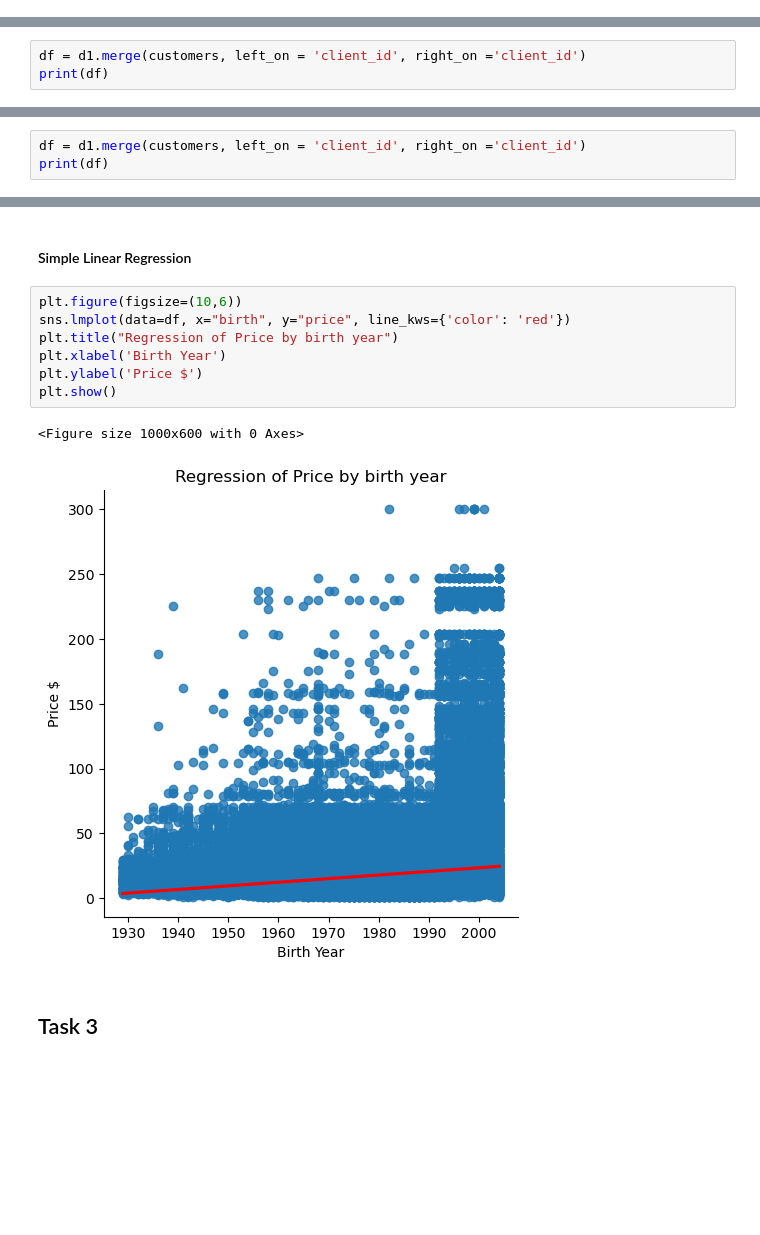
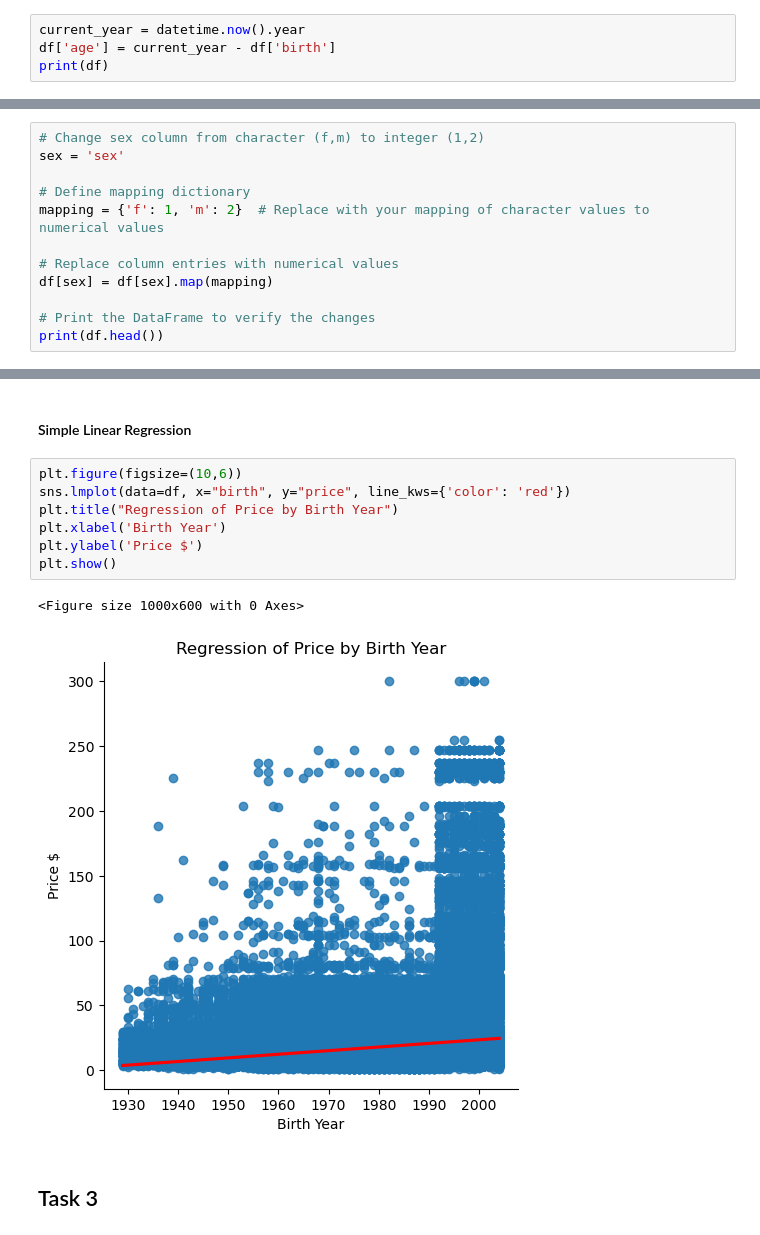
Before and after one commit to lakelure2020/OpenClassroom, a Jupyter notebook: Exploratory_Data_Analysis_with_Python.ipynb, the cells around one changed output, grey strips where cells are left out. Cells and saved outputs as stored; diff of their text form; blank space fills up the shorter version.

```diff
--- a/Exploratory_Data_Analysis_with_Python.ipynb
+++ b/Exploratory_Data_Analysis_with_Python.ipynb
@@ -470,3 +414,7 @@ plt.ylabel("Count")
 plt.show()
 # %% [output]
 [figure]
+# %%
+current_year = datetime.now().year
+df['age'] = current_year - df['birth']
+print(df)
@@ -520,5 +499,2 @@ plt.show()
 # %% [markdown]
 ### Time series graph
-# %%
-df = d1.merge(customers, left_on = 'client_id', right_on ='client_id')
-print(df)
@@ -607,3 +557,0 @@ import seaborn as sns
-# %%
-df = d1.merge(customers, left_on = 'client_id', right_on ='client_id')
-print(df)
@@ -635,0 +560,12 @@ plt.show()
+# %%
+# Change sex column from character (f,m) to integer (1,2)
+sex = 'sex'
+
+# Define mapping dictionary
+mapping = {'f': 1, 'm': 2}  # Replace with your mapping of character values to numerical values
+
+# Replace column entries with numerical values
+df[sex] = df[sex].map(mapping)
+
+# Print the DataFrame to verify the changes
+print(df.head())
@@ -650,13 +612,13 @@ plt.show()
 # %%
 plt.figure(figsize=(10,6))
 sns.lmplot(data=df, x="birth", y="price", line_kws={'color': 'red'})
-plt.title("Regression of Price by birth year")
+plt.title("Regression of Price by Birth Year")
 plt.xlabel('Birth Year')
 plt.ylabel('Price $')
 plt.show()
 # %% [output]
 <Figure size 1000x600 with 0 Axes>
-[figure, old version]
+[figure, new version]
 # %% [markdown]
 ## Task 3
 # %% [markdown]
```
Also changed, not shown: parts of 95 cells of this notebook.
